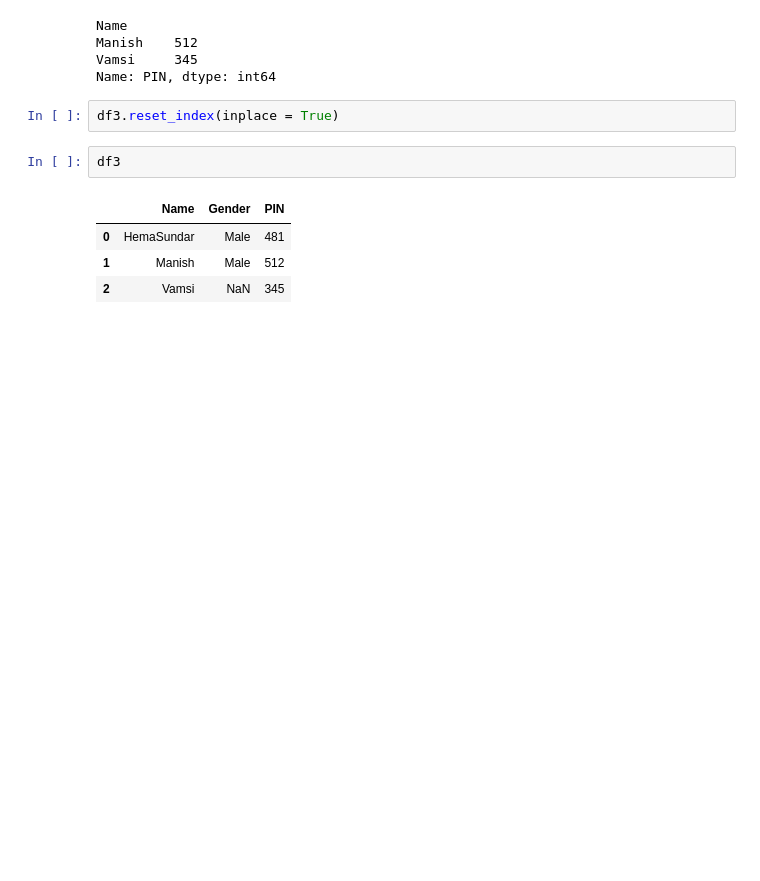
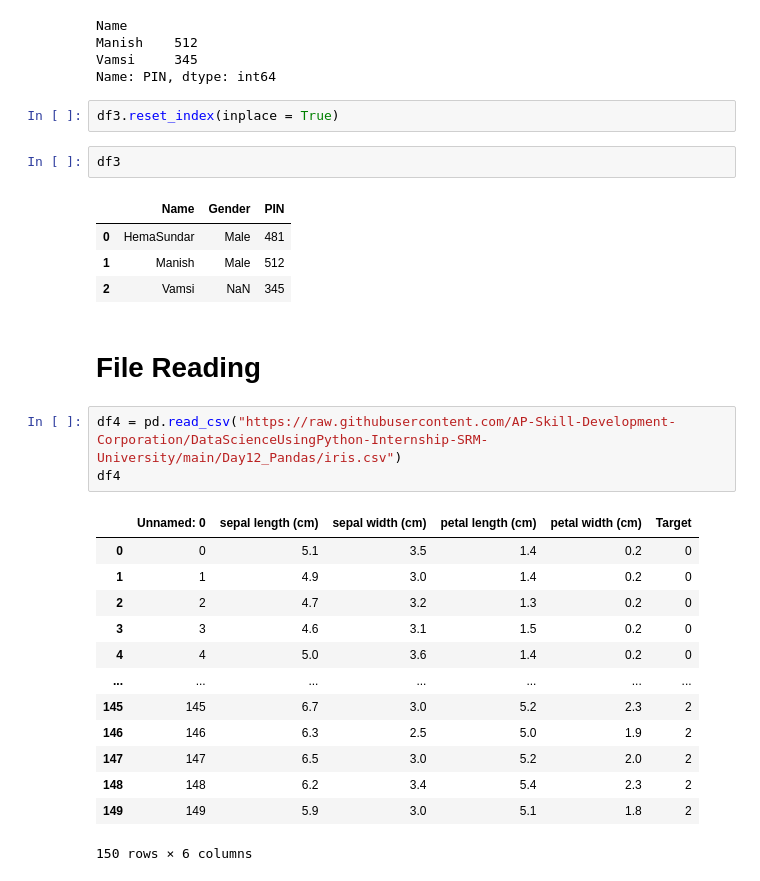
Before and after one commit to AP-Skill-Development-Corporation/DataScienceUsingPython-Internship-SRM-University, a Jupyter notebook: Day12_Pandas/Day12_23-06-2021.ipynb, the cells around one changed output. Saved outputs shown, nothing was run; the diff lists cells and outputs as text; blank space fills up the shorter version.

```diff
--- a/Day12_Pandas/Day12_23-06-2021.ipynb
+++ b/Day12_Pandas/Day12_23-06-2021.ipynb
@@ -535,3 +537,22 @@ df3
 | 0 | HemaSundar | Male | 481 |
 | 1 | Manish | Male | 512 |
 | 2 | Vamsi | NaN | 345 |
+# %% [markdown]
+# File Reading
+# %%
+df4 = pd.read_csv("https://raw.githubusercontent.com/AP-Skill-Development-Corporation/DataScienceUsingPython-Internship-SRM-University/main/Day12_Pandas/iris.csv")
+df4
+# %% [output]
+|  | Unnamed: 0 | sepal length (cm) | sepal width (cm) | petal length (cm) | petal width (cm) | Target |
+| 0 | 0 | 5.1 | 3.5 | 1.4 | 0.2 | 0 |
+| 1 | 1 | 4.9 | 3.0 | 1.4 | 0.2 | 0 |
+| 2 | 2 | 4.7 | 3.2 | 1.3 | 0.2 | 0 |
+| 3 | 3 | 4.6 | 3.1 | 1.5 | 0.2 | 0 |
+| 4 | 4 | 5.0 | 3.6 | 1.4 | 0.2 | 0 |
+| ... | ... | ... | ... | ... | ... | ... |
+| 145 | 145 | 6.7 | 3.0 | 5.2 | 2.3 | 2 |
+| 146 | 146 | 6.3 | 2.5 | 5.0 | 1.9 | 2 |
+| 147 | 147 | 6.5 | 3.0 | 5.2 | 2.0 | 2 |
+| 148 | 148 | 6.2 | 3.4 | 5.4 | 2.3 | 2 |
+| 149 | 149 | 5.9 | 3.0 | 5.1 | 1.8 | 2 |
+150 rows × 6 columns
```
Also changed, not shown: parts of 57 cells of this notebook, 1 other file.
